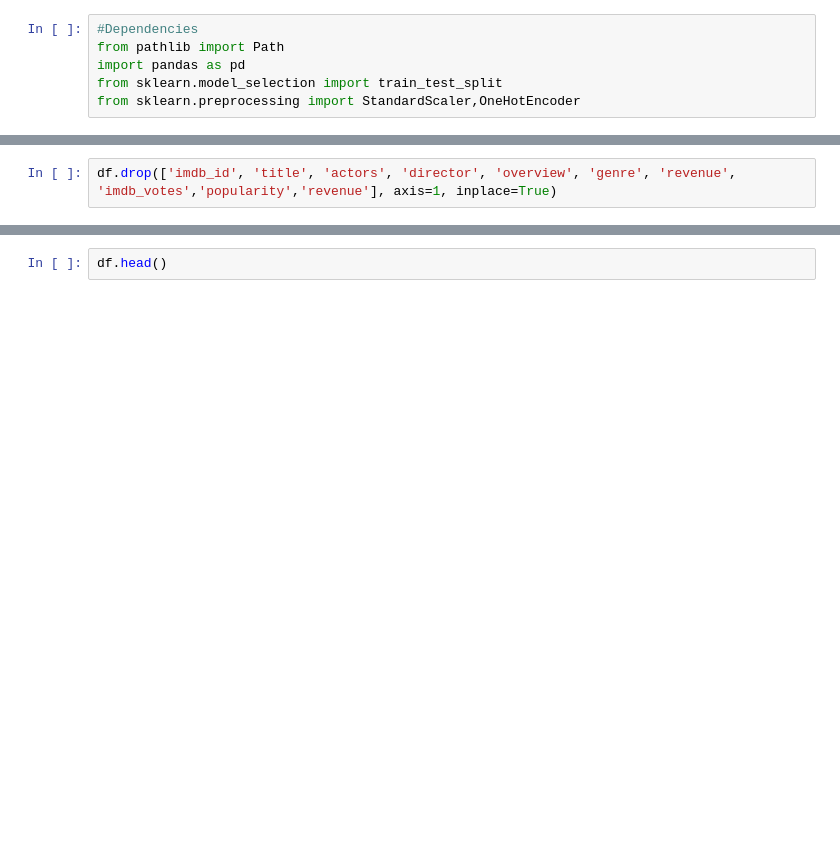
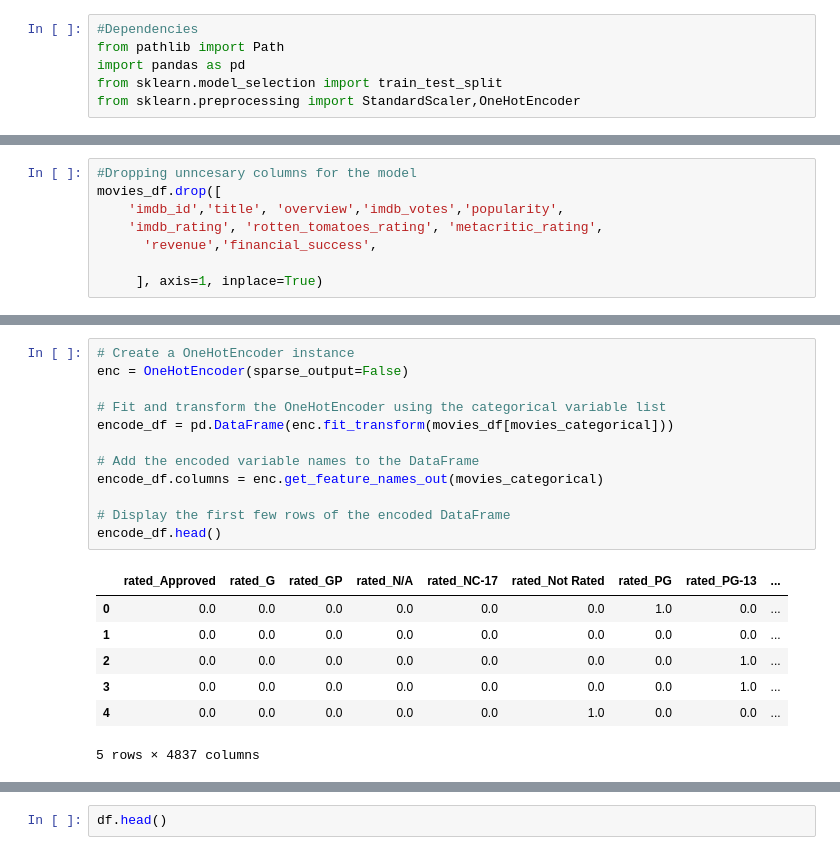
Before and after one commit to YesmelinP/Movie_Success_ML, a Jupyter notebook: logistic_regression.ipynb, the cells around one changed output, grey strips where cells are left out. Cells and saved outputs as stored; diff of their text form; blank space fills up the shorter version.

```diff
--- a/logistic_regression.ipynb
+++ b/logistic_regression.ipynb
@@ -34,2 +110,8 @@ Index(['imdb_id', 'title', 'release_year', 'runtime', 'genre', 'overview',
 # %%
-df.drop(['imdb_id', 'title', 'actors', 'director', 'overview', 'genre', 'revenue', 'imdb_votes','popularity','revenue'], axis=1, inplace=True)
+#Dropping unncesary columns for the model
+movies_df.drop([
+    'imdb_id','title', 'overview','imdb_votes','popularity',
+    'imdb_rating', 'rotten_tomatoes_rating', 'metacritic_rating',
+      'revenue','financial_success',
+
+     ], axis=1, inplace=True)
@@ -35,0 +175,20 @@ df.drop(['imdb_id', 'title', 'actors', 'director', 'overview', 'genre', 'revenue
+# %%
+# Create a OneHotEncoder instance
+enc = OneHotEncoder(sparse_output=False)
+
+# Fit and transform the OneHotEncoder using the categorical variable list
+encode_df = pd.DataFrame(enc.fit_transform(movies_df[movies_categorical]))
+
+# Add the encoded variable names to the DataFrame
+encode_df.columns = enc.get_feature_names_out(movies_categorical)
+
+# Display the first few rows of the encoded DataFrame
+encode_df.head()
+# %% [output]
+|  | rated_Approved | rated_G | rated_GP | rated_N/A | rated_NC-17 | rated_Not Rated | rated_PG | rated_PG-13 | ... |
+| 0 | 0.0 | 0.0 | 0.0 | 0.0 | 0.0 | 0.0 | 1.0 | 0.0 | ... |
+| 1 | 0.0 | 0.0 | 0.0 | 0.0 | 0.0 | 0.0 | 0.0 | 0.0 | ... |
+| 2 | 0.0 | 0.0 | 0.0 | 0.0 | 0.0 | 0.0 | 0.0 | 1.0 | ... |
+| 3 | 0.0 | 0.0 | 0.0 | 0.0 | 0.0 | 0.0 | 0.0 | 1.0 | ... |
+| 4 | 0.0 | 0.0 | 0.0 | 0.0 | 0.0 | 1.0 | 0.0 | 0.0 | ... |
+5 rows × 4837 columns
```
Also changed, not shown: parts of 21 cells of this notebook.
